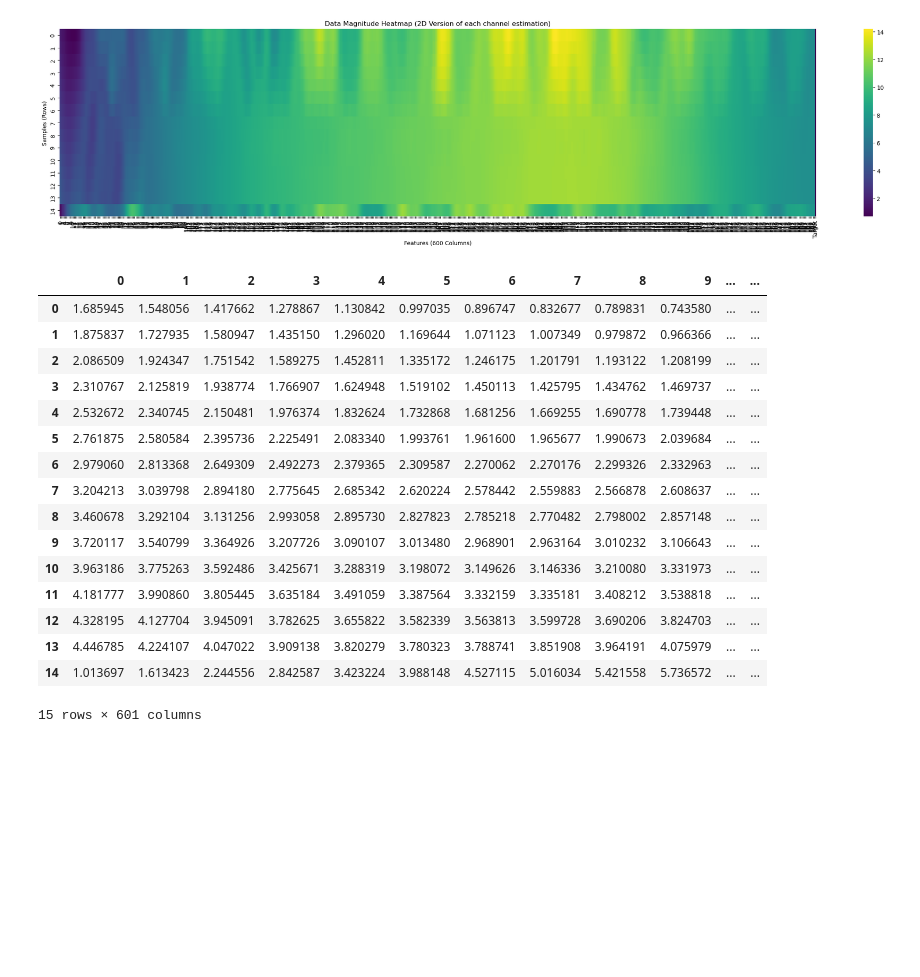
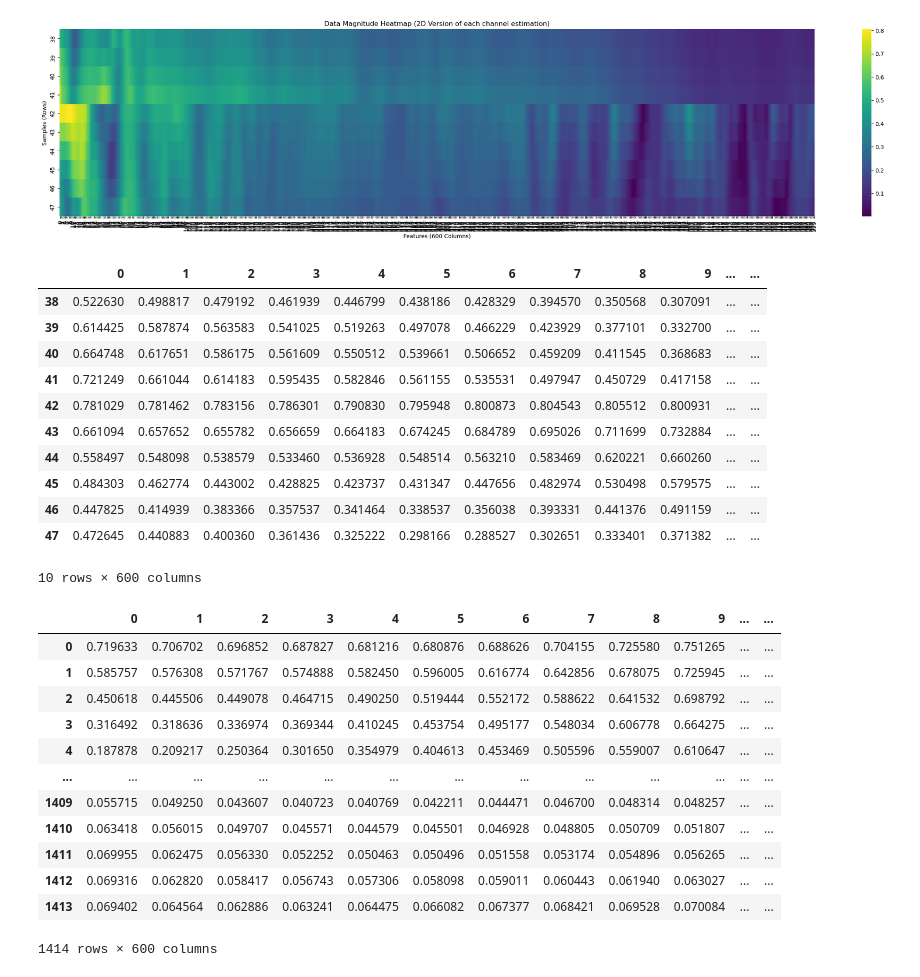
Before and after one commit to Reido19/CommSense---Masters, a Jupyter notebook: Machine_Learning/PCA_Live.ipynb, the cells around one changed output. Saved outputs shown, nothing was run; the diff lists cells and outputs as text; code cells hidden in the pictures; blank space fills up the shorter version.

```diff
--- a/Machine_Learning/PCA_Live.ipynb
+++ b/Machine_Learning/PCA_Live.ipynb
@@ -28,7 +28,7 @@ from sklearn import svm
 from sklearn import metrics
 from sklearn.metrics import confusion_matrix
 # %%
-folder_path = "/home/torps/CommSense/Active/Data/Location_Test_Data/"
+folder_path = "/home/torps/CommSense/Datadump/Random_Testing/7/Bin/"
 complete_data, original_data = Binary_reader.get_pandas_dataFrame(folder_path)
 complete_data
 # %% [output]
@@ -117,40 +129,54 @@ norm_data.tail(10)
 # %%
 # Set up the figure
 plt.figure(figsize=(30, 6))  # Adjust the figure size as needed
 comp_abs_data = complete_data.map(np.abs)
 
-sub_set = comp_abs_data.iloc[:15,:]
+sub_set = comp_abs_data.iloc[38:48,:]
 # Create the heatmap
 sns.heatmap(sub_set, cmap='viridis', xticklabels=True, yticklabels=True, cbar=True)
 
 # Labels and title
 plt.xlabel("Features (600 Columns)")
 plt.ylabel("Samples (Rows)")
 plt.title("Data Magnitude Heatmap (2D Version of each channel estimation)")
 
 # Show the plot
 plt.show()
 # comp_abs_data.head(10)
 sub_set
 # %% [output]
-[figure, old version]
+[figure, new version]
 |  | 0 | 1 | 2 | 3 | 4 | 5 | 6 | 7 | 8 | 9 | ... | ... |
-| 0 | 1.685945 | 1.548056 | 1.417662 | 1.278867 | 1.130842 | 0.997035 | 0.896747 | 0.832677 | 0.789831 | 0.743580 | ... | ... |
-| 1 | 1.875837 | 1.727935 | 1.580947 | 1.435150 | 1.296020 | 1.169644 | 1.071123 | 1.007349 | 0.979872 | 0.966366 | ... | ... |
-| 2 | 2.086509 | 1.924347 | 1.751542 | 1.589275 | 1.452811 | 1.335172 | 1.246175 | 1.201791 | 1.193122 | 1.208199 | ... | ... |
-| 3 | 2.310767 | 2.125819 | 1.938774 | 1.766907 | 1.624948 | 1.519102 | 1.450113 | 1.425795 | 1.434762 | 1.469737 | ... | ... |
-| 4 | 2.532672 | 2.340745 | 2.150481 | 1.976374 | 1.832624 | 1.732868 | 1.681256 | 1.669255 | 1.690778 | 1.739448 | ... | ... |
-| 5 | 2.761875 | 2.580584 | 2.395736 | 2.225491 | 2.083340 | 1.993761 | 1.961600 | 1.965677 | 1.990673 | 2.039684 | ... | ... |
-| 6 | 2.979060 | 2.813368 | 2.649309 | 2.492273 | 2.379365 | 2.309587 | 2.270062 | 2.270176 | 2.299326 | 2.332963 | ... | ... |
-| 7 | 3.204213 | 3.039798 | 2.894180 | 2.775645 | 2.685342 | 2.620224 | 2.578442 | 2.559883 | 2.566878 | 2.608637 | ... | ... |
-| 8 | 3.460678 | 3.292104 | 3.131256 | 2.993058 | 2.895730 | 2.827823 | 2.785218 | 2.770482 | 2.798002 | 2.857148 | ... | ... |
-| 9 | 3.720117 | 3.540799 | 3.364926 | 3.207726 | 3.090107 | 3.013480 | 2.968901 | 2.963164 | 3.010232 | 3.106643 | ... | ... |
-| 10 | 3.963186 | 3.775263 | 3.592486 | 3.425671 | 3.288319 | 3.198072 | 3.149626 | 3.146336 | 3.210080 | 3.331973 | ... | ... |
-| 11 | 4.181777 | 3.990860 | 3.805445 | 3.635184 | 3.491059 | 3.387564 | 3.332159 | 3.335181 | 3.408212 | 3.538818 | ... | ... |
-| 12 | 4.328195 | 4.127704 | 3.945091 | 3.782625 | 3.655822 | 3.582339 | 3.563813 | 3.599728 | 3.690206 | 3.824703 | ... | ... |
-| 13 | 4.446785 | 4.224107 | 4.047022 | 3.909138 | 3.820279 | 3.780323 | 3.788741 | 3.851908 | 3.964191 | 4.075979 | ... | ... |
-| 14 | 1.013697 | 1.613423 | 2.244556 | 2.842587 | 3.423224 | 3.988148 | 4.527115 | 5.016034 | 5.421558 | 5.736572 | ... | ... |
+| 38 | 0.522630 | 0.498817 | 0.479192 | 0.461939 | 0.446799 | 0.438186 | 0.428329 | 0.394570 | 0.350568 | 0.307091 | ... | ... |
+| 39 | 0.614425 | 0.587874 | 0.563583 | 0.541025 | 0.519263 | 0.497078 | 0.466229 | 0.423929 | 0.377101 | 0.332700 | ... | ... |
+| 40 | 0.664748 | 0.617651 | 0.586175 | 0.561609 | 0.550512 | 0.539661 | 0.506652 | 0.459209 | 0.411545 | 0.368683 | ... | ... |
+| 41 | 0.721249 | 0.661044 | 0.614183 | 0.595435 | 0.582846 | 0.561155 | 0.535531 | 0.497947 | 0.450729 | 0.417158 | ... | ... |
+| 42 | 0.781029 | 0.781462 | 0.783156 | 0.786301 | 0.790830 | 0.795948 | 0.800873 | 0.804543 | 0.805512 | 0.800931 | ... | ... |
+| 43 | 0.661094 | 0.657652 | 0.655782 | 0.656659 | 0.664183 | 0.674245 | 0.684789 | 0.695026 | 0.711699 | 0.732884 | ... | ... |
+| 44 | 0.558497 | 0.548098 | 0.538579 | 0.533460 | 0.536928 | 0.548514 | 0.563210 | 0.583469 | 0.620221 | 0.660260 | ... | ... |
+| 45 | 0.484303 | 0.462774 | 0.443002 | 0.428825 | 0.423737 | 0.431347 | 0.447656 | 0.482974 | 0.530498 | 0.579575 | ... | ... |
+| 46 | 0.447825 | 0.414939 | 0.383366 | 0.357537 | 0.341464 | 0.338537 | 0.356038 | 0.393331 | 0.441376 | 0.491159 | ... | ... |
+| 47 | 0.472645 | 0.440883 | 0.400360 | 0.361436 | 0.325222 | 0.298166 | 0.288527 | 0.302651 | 0.333401 | 0.371382 | ... | ... |
-15 rows × 601 columns
+10 rows × 600 columns
+# %%
+
+x = np.abs(x)
+testDF = pd.DataFrame(data=x)
+testDF
+# %% [output]
+|  | 0 | 1 | 2 | 3 | 4 | 5 | 6 | 7 | 8 | 9 | ... | ... |
+| 0 | 0.719633 | 0.706702 | 0.696852 | 0.687827 | 0.681216 | 0.680876 | 0.688626 | 0.704155 | 0.725580 | 0.751265 | ... | ... |
+| 1 | 0.585757 | 0.576308 | 0.571767 | 0.574888 | 0.582450 | 0.596005 | 0.616774 | 0.642856 | 0.678075 | 0.725945 | ... | ... |
+| 2 | 0.450618 | 0.445506 | 0.449078 | 0.464715 | 0.490250 | 0.519444 | 0.552172 | 0.588622 | 0.641532 | 0.698792 | ... | ... |
+| 3 | 0.316492 | 0.318636 | 0.336974 | 0.369344 | 0.410245 | 0.453754 | 0.495177 | 0.548034 | 0.606778 | 0.664275 | ... | ... |
+| 4 | 0.187878 | 0.209217 | 0.250364 | 0.301650 | 0.354979 | 0.404613 | 0.453469 | 0.505596 | 0.559007 | 0.610647 | ... | ... |
+| ... | ... | ... | ... | ... | ... | ... | ... | ... | ... | ... | ... | ... |
+| 1409 | 0.055715 | 0.049250 | 0.043607 | 0.040723 | 0.040769 | 0.042211 | 0.044471 | 0.046700 | 0.048314 | 0.048257 | ... | ... |
+| 1410 | 0.063418 | 0.056015 | 0.049707 | 0.045571 | 0.044579 | 0.045501 | 0.046928 | 0.048805 | 0.050709 | 0.051807 | ... | ... |
+| 1411 | 0.069955 | 0.062475 | 0.056330 | 0.052252 | 0.050463 | 0.050496 | 0.051558 | 0.053174 | 0.054896 | 0.056265 | ... | ... |
+| 1412 | 0.069316 | 0.062820 | 0.058417 | 0.056743 | 0.057306 | 0.058098 | 0.059011 | 0.060443 | 0.061940 | 0.063027 | ... | ... |
+| 1413 | 0.069402 | 0.064564 | 0.062886 | 0.063241 | 0.064475 | 0.066082 | 0.067377 | 0.068421 | 0.069528 | 0.070084 | ... | ... |
+1414 rows × 600 columns
 # %%
 
 
```
Also changed, not shown: parts of 10 cells of this notebook, 1 other file.
